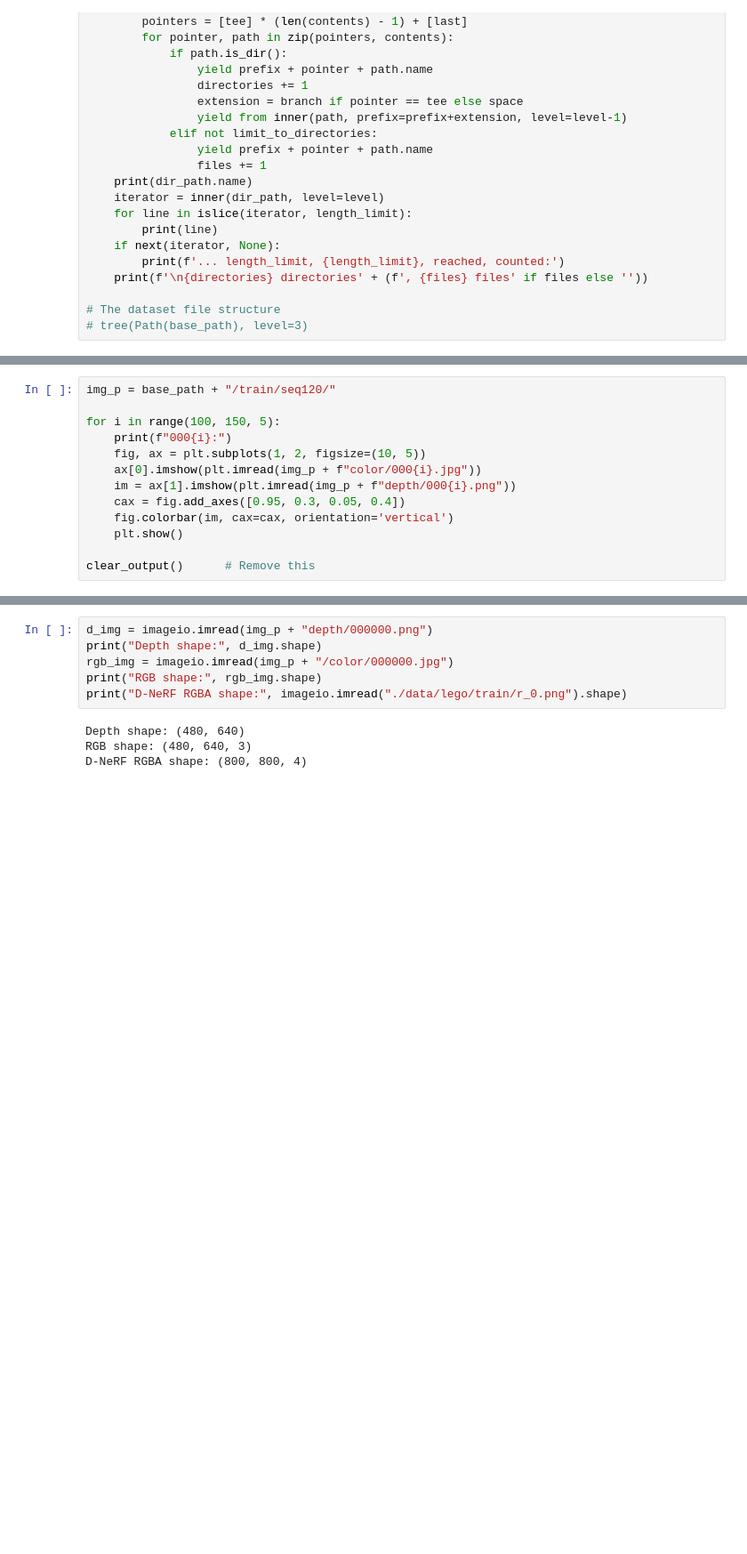
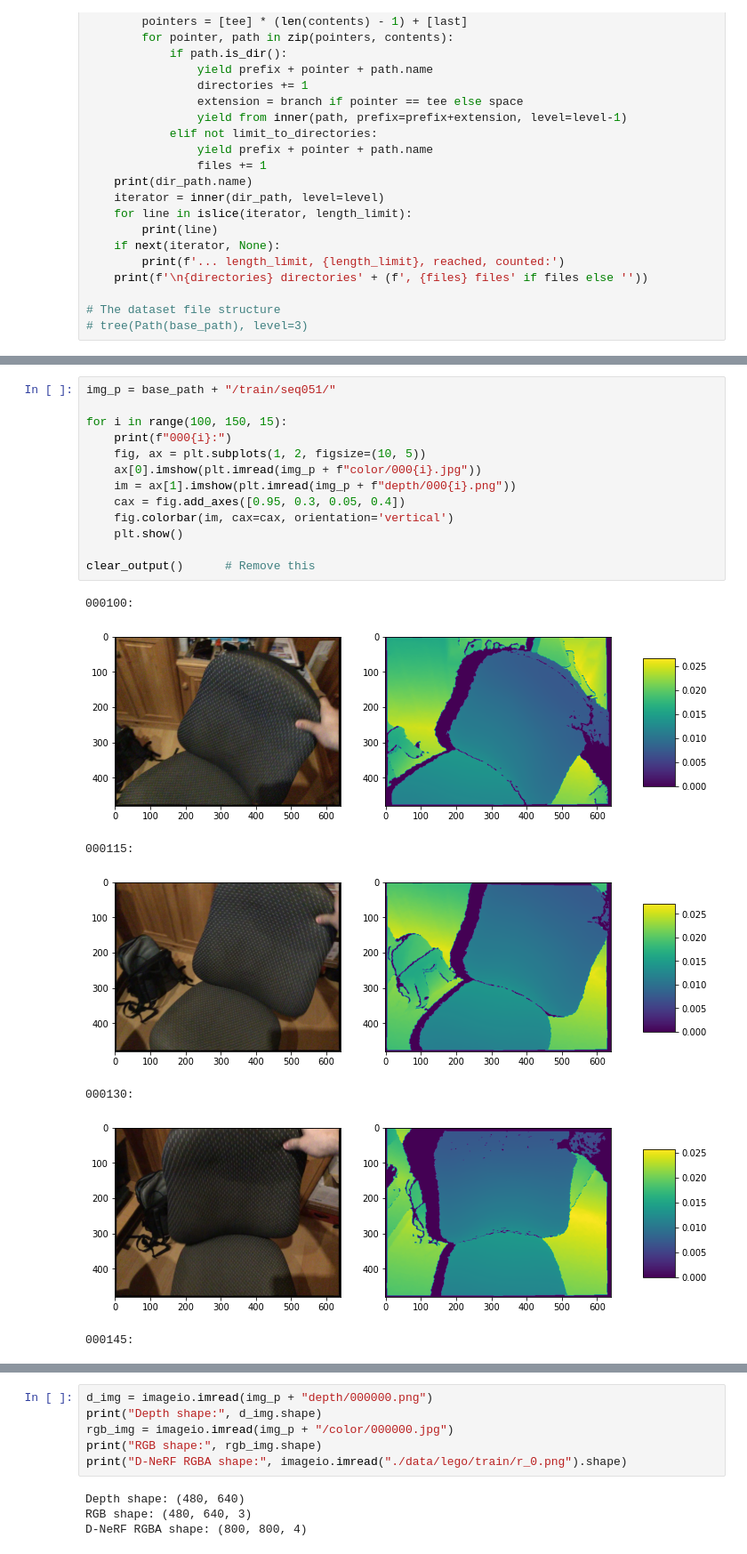
Before and after one commit to philippwulff/DGD-NeRF, a Jupyter notebook: eda_deepdeform.ipynb, the cells around one changed output, grey strips where cells are left out. Shown at 89% size. Saved outputs shown, nothing was run; the diff lists cells and outputs as text; blank space fills up the shorter version.

```diff
--- a/eda_deepdeform.ipynb
+++ b/eda_deepdeform.ipynb
@@ -115,13 +125,21 @@ def tree(dir_path: Path, level: int=-1, limit_to_directories: bool=False,
 # %%
-img_p = base_path + "/train/seq120/"
+img_p = base_path + "/train/seq051/"
 
-for i in range(100, 150, 5):
+for i in range(100, 150, 15):
     print(f"000{i}:")
     fig, ax = plt.subplots(1, 2, figsize=(10, 5))
     ax[0].imshow(plt.imread(img_p + f"color/000{i}.jpg"))
     im = ax[1].imshow(plt.imread(img_p + f"depth/000{i}.png"))
     cax = fig.add_axes([0.95, 0.3, 0.05, 0.4])
     fig.colorbar(im, cax=cax, orientation='vertical')
     plt.show()
 
 clear_output()      # Remove this
+# %% [output]
+000100:
+[figure, added]
+000115:
+[figure, added]
+000130:
+[figure, added]
+000145:
```
Also changed, not shown: parts of 15 cells of this notebook, 4 other files.
